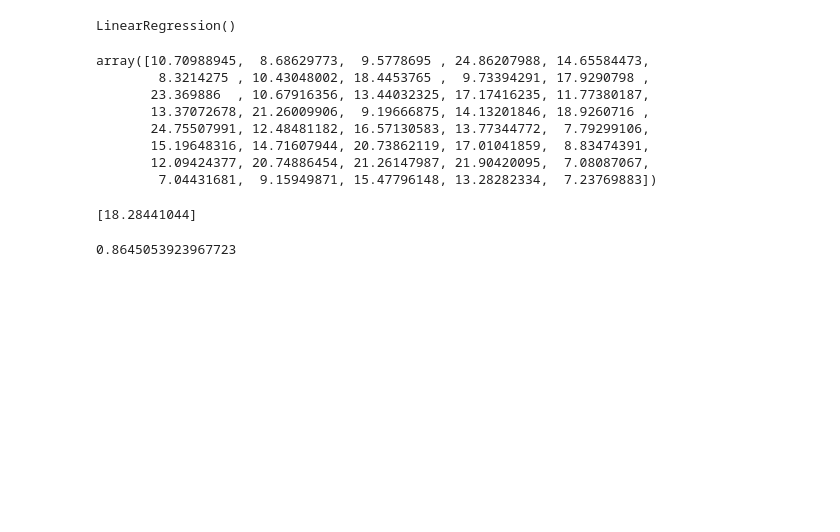
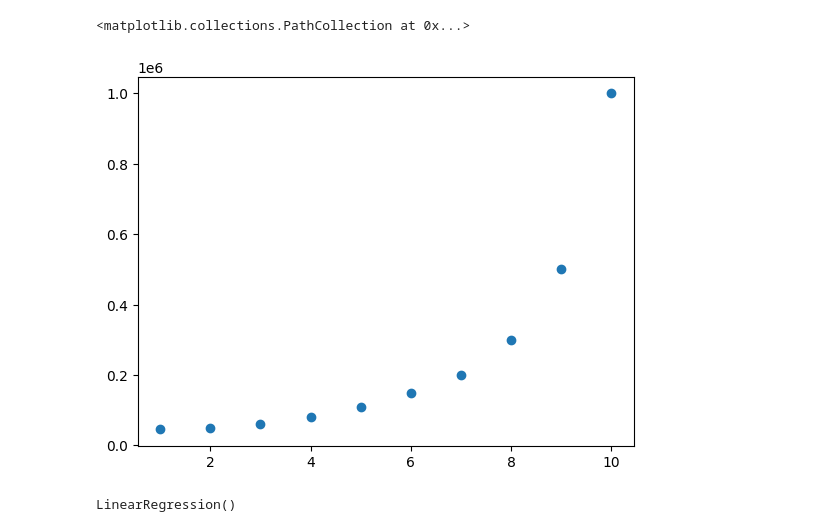
Before and after one commit to ram5112/AI_Training, a Jupyter notebook: Algorithms/poly.ipynb, the cells around one changed output. Cells and saved outputs as stored; diff of their text form; code cells hidden in the pictures; blank space fills up the shorter version.

```diff
--- a/Algorithms/poly.ipynb
+++ b/Algorithms/poly.ipynb
@@ -22,3 +35,9 @@ dataset
+# %%
+X = df['Level'].values
+y = df['Salary'].values
+# %%
+X = np.array([X])
+y = np.array([y])
 # %%
-X = dataset.iloc[:,:-1]
-y = dataset.iloc[:,-1]
+X.reshape(-1, 1)
+y.reshape(-1, 1)
@@ -53,0 +55,6 @@ Requirement already satisfied: threadpoolctl>=3.1.0 in /Library/Frameworks/Pytho
+# %%
+import matplotlib.pyplot as plt
+plt.scatter(X, y)
+# %% [output]
+<matplotlib.collections.PathCollection at 0x...>
+[figure, added]
@@ -62,15 +72,0 @@ y_predict = model.predict(X_test)
-# %%
-y_predict
-# %% [output]
-array([10.70988945,  8.68629773,  9.5778695 , 24.86207988, 14.65584473,
-        8.3214275 , 10.43048002, 18.4453765 ,  9.73394291, 17.9290798 ,
-       23.369886  , 10.67916356, 13.44032325, 17.17416235, 11.77380187,
-       13.37072678, 21.26009906,  9.19666875, 14.13201846, 18.9260716 ,
-       24.75507991, 12.48481182, 16.57130583, 13.77344772,  7.79299106,
-       15.19648316, 14.71607944, 20.73862119, 17.01041859,  8.83474391,
-       12.09424377, 20.74886454, 21.26147987, 21.90420095,  7.08087067,
-        7.04431681,  9.15949871, 15.47796148, 13.28282334,  7.23769883])
-# %%
-print(model.predict([[209.6,20.6,10.7]]))
-# %% [output]
-[18.28441044]
@@ -79,4 +72,0 @@ from sklearn.metrics import r2_score
-# %%
-r2_score(y_test,y_predict)
-# %% [output]
-0.8645053923967723
```
Also changed, not shown: parts of 11 cells of this notebook, 5 other files.
